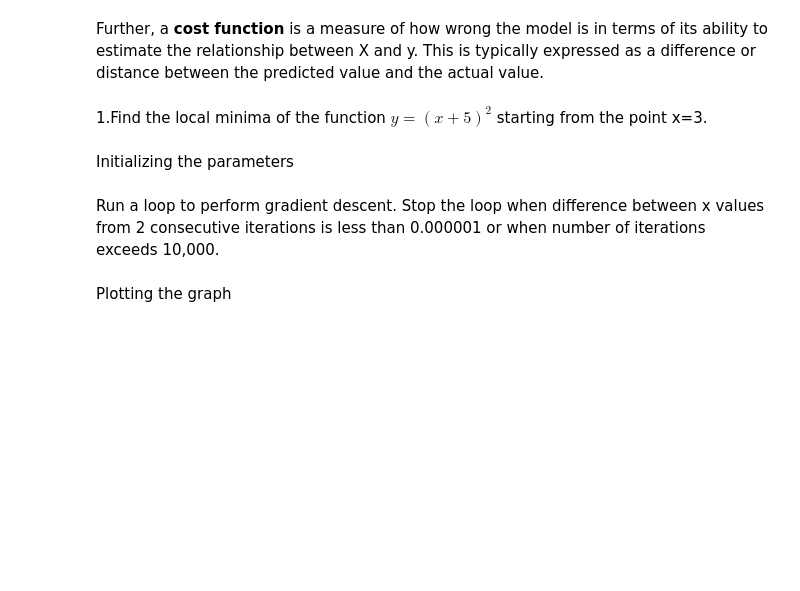
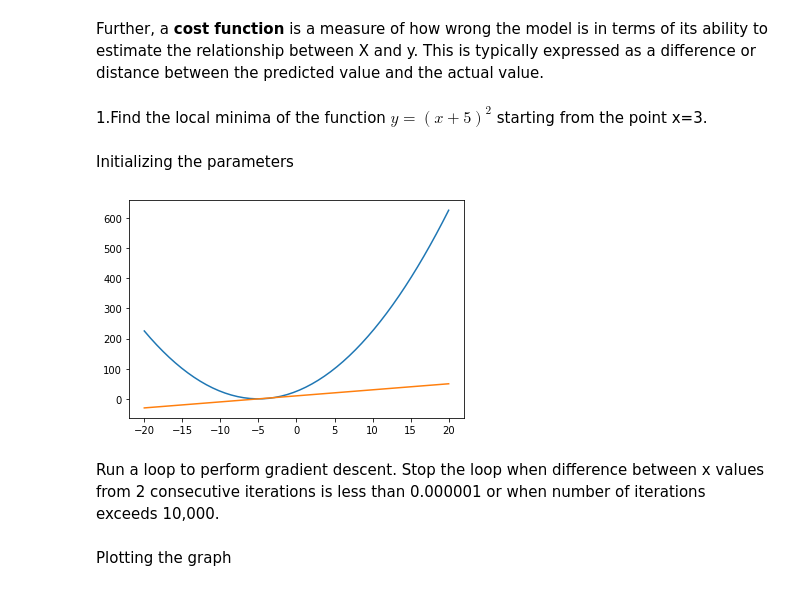
Before and after one commit to moosemaniam/IISCDeepLearning, a Jupyter notebook: M1_AST_05_Numerical_Optimization_A.ipynb, the cells around one changed output. Cells and saved outputs as stored; diff of their text form; code cells hidden in the pictures; blank space fills up the shorter version.

```diff
--- a/M1_AST_05_Numerical_Optimization_A.ipynb
+++ b/M1_AST_05_Numerical_Optimization_A.ipynb
@@ -211,3 +209,20 @@ Initializing the parameters
+# %%
+# YOUR CODE HERE
+def y(x):
+  return(x+5)*(x+5)
+def dy(x):
+  return (2*(x+5))
+
+ylist=[]
+dylist=[]
+
+x = np.linspace(-20,20,50)
+plt.plot(x,y(x))
+plt.plot(x,dy(x))
+
+plt.show()
+# %% [output]
+[figure, added]
 # %% [markdown]
 Run a loop to perform gradient descent. Stop the loop when difference between x values from 2 consecutive iterations is less than 0.000001 or when number of iterations exceeds 10,000.
 # %%
```
Also changed, not shown: parts of 3 cells of this notebook.
